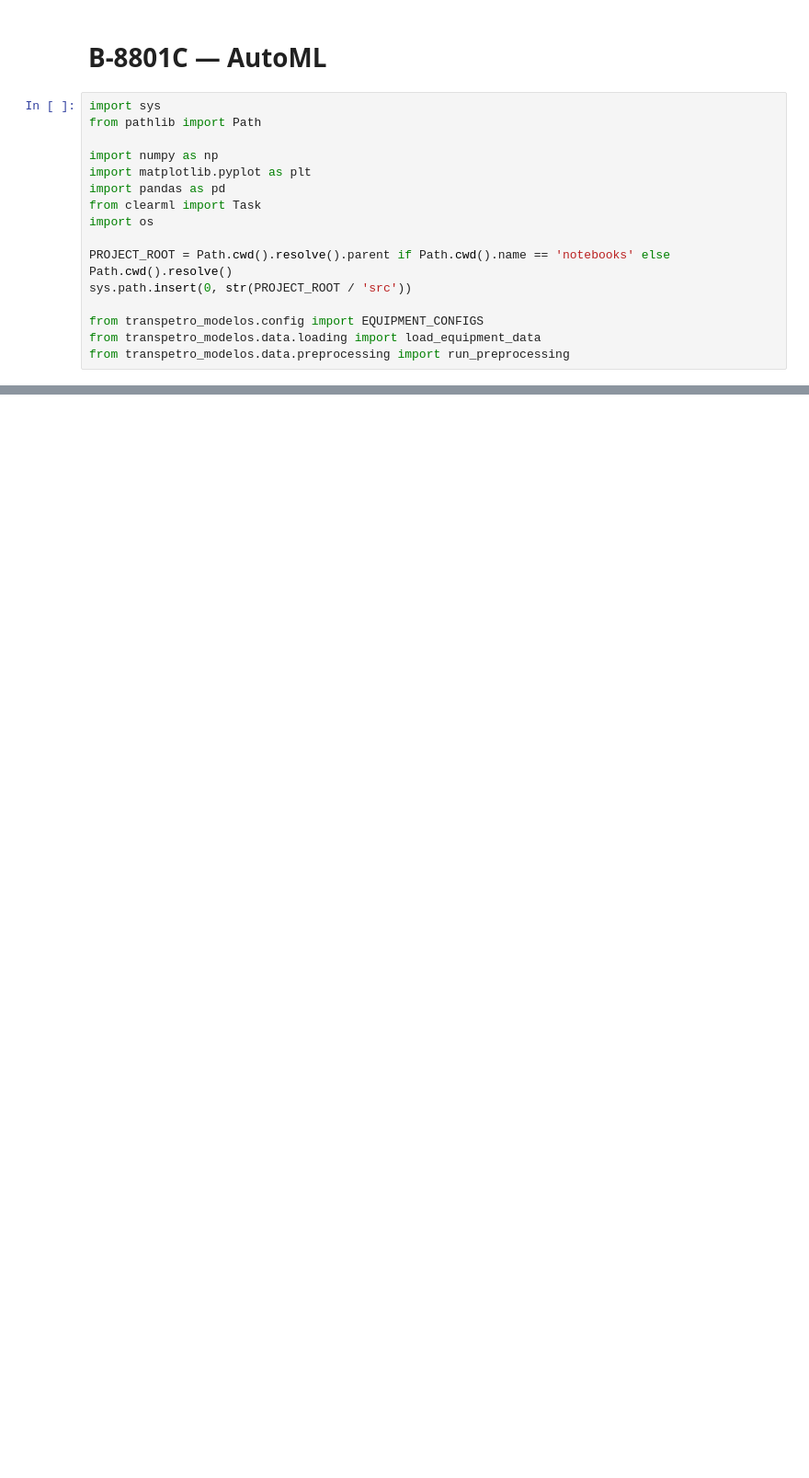
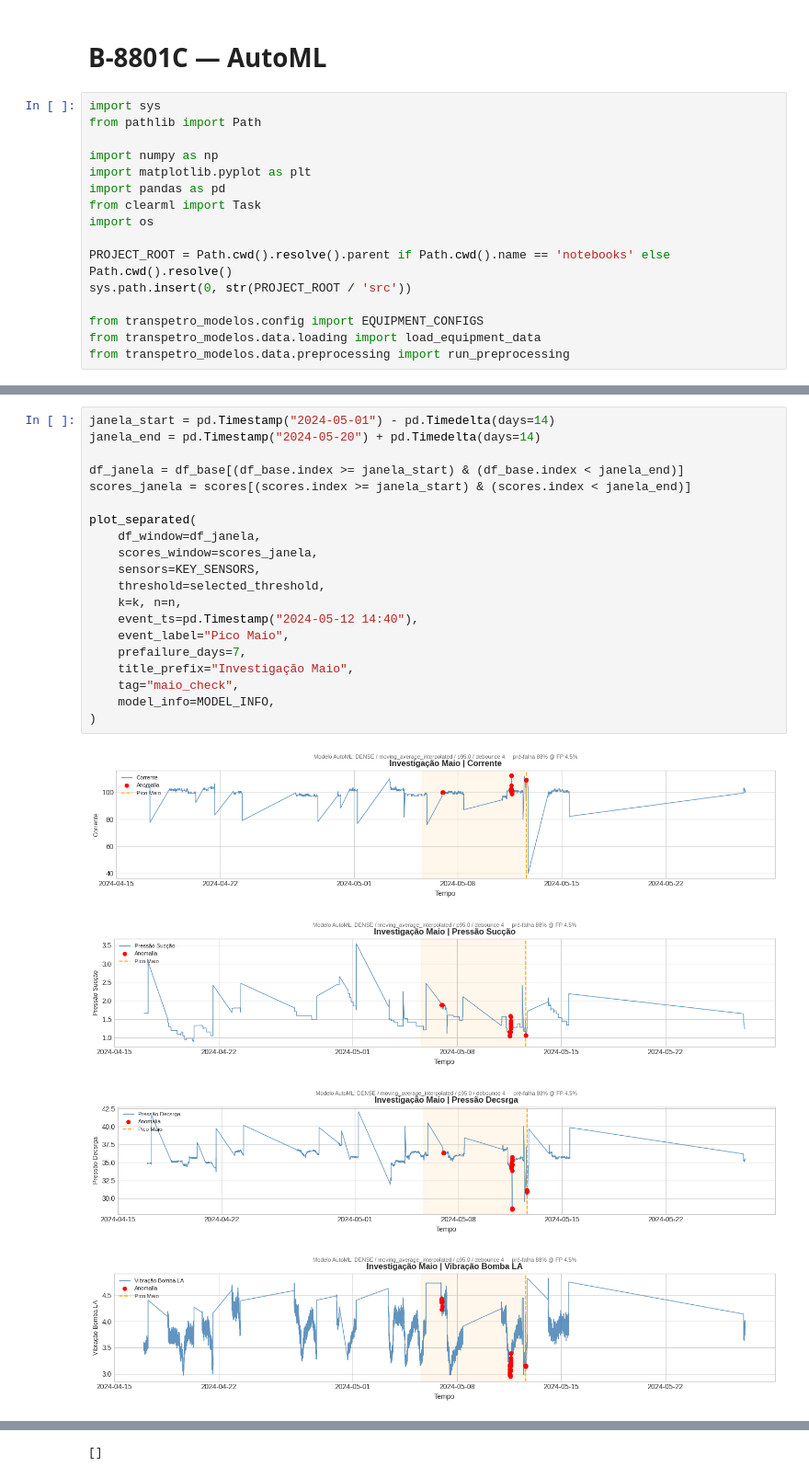
Before and after one commit to SIMPred-Petrobras/transpetro-models, a Jupyter notebook: notebooks/b-8801c_interpolated/automl_model_optimized.ipynb, the cells around one changed output, grey strips where cells are left out. Shown at 92% size. Cells and saved outputs as stored; diff of their text form; blank space fills up the shorter version.

```diff
--- a/notebooks/b-8801c_interpolated/automl_model_optimized.ipynb
+++ b/notebooks/b-8801c_interpolated/automl_model_optimized.ipynb
@@ -366,0 +423,25 @@ depois do evento F2 (pós-falha): 219
+# %%
+janela_start = pd.Timestamp("2024-05-01") - pd.Timedelta(days=14)
+janela_end = pd.Timestamp("2024-05-20") + pd.Timedelta(days=14)
+
+df_janela = df_base[(df_base.index >= janela_start) & (df_base.index < janela_end)]
+scores_janela = scores[(scores.index >= janela_start) & (scores.index < janela_end)]
+
+plot_separated(
+    df_window=df_janela,
+    scores_window=scores_janela,
+    sensors=KEY_SENSORS,
+    threshold=selected_threshold,
+    k=k, n=n,
+    event_ts=pd.Timestamp("2024-05-12 14:40"),
+    event_label="Pico Maio",
+    prefailure_days=7,
+    title_prefix="Investigação Maio",
+    tag="maio_check",
+    model_info=MODEL_INFO,
+)
+# %% [output]
+[figure, added]
+[figure, added]
+[figure, added]
+[figure, added]
@@ -366,0 +454 @@ depois do evento F2 (pós-falha): 219
+[]
```
Also changed, not shown: parts of 15 cells of this notebook, 8 other files.
